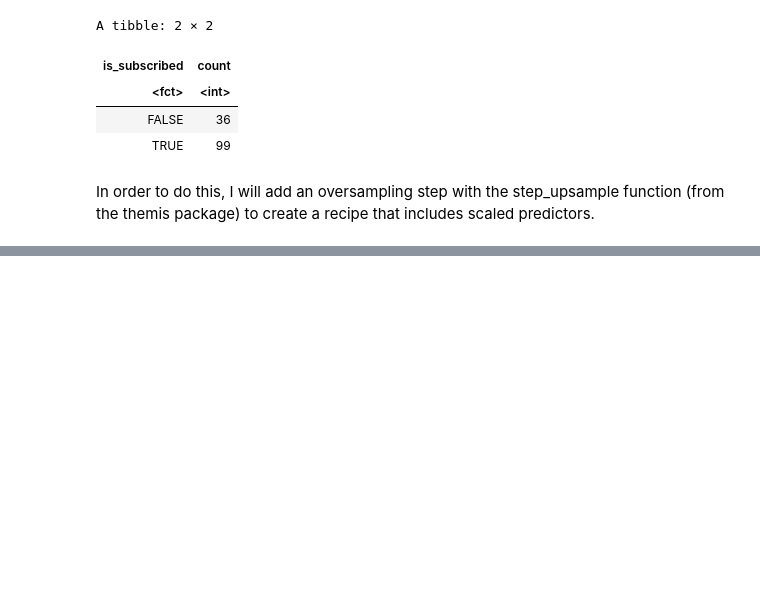
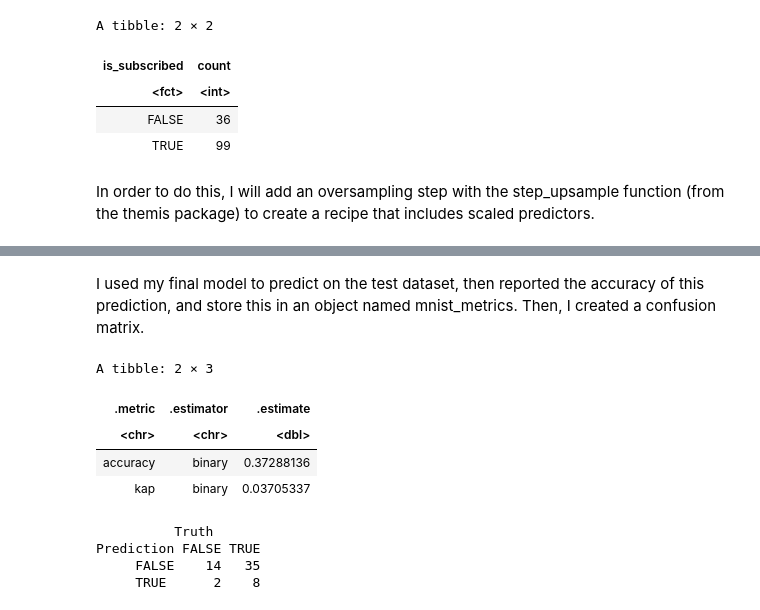
Before and after one commit to libbylee/dsci-100-minecraft-project, a Jupyter notebook: project.ipynb, the cells around one changed output, grey strips where cells are left out. Drawn from its saved outputs; the diff is of its cells as text; code cells hidden in the pictures; blank space fills up the shorter version.

```diff
--- a/project.ipynb
+++ b/project.ipynb
@@ -134,0 +138,31 @@ From the plot above, it can be seen that using 5 neighbors leads to the highest
+# %%
+players_spec <- nearest_neighbor(weight_func = "rectangular", neighbors = 8) |>
+       set_engine("kknn") |>
+       set_mode("classification")
+
+players_fit <- workflow() |>
+             add_recipe(players_recipe) |>
+             add_model(players_spec) |>
+            fit(data = players_training)
+# %% [markdown]
+I used my final model to predict on the test dataset, then reported the accuracy of this prediction, and store this in an object named mnist_metrics. Then, I created a confusion matrix.
+# %%
+players_predictions <- predict(players_fit, players_testing) |>
+                        bind_cols(players_testing)
+
+players_metrics <- players_predictions |> metrics(truth = is_subscribed, estimate = .pred_class)
+
+players_conf_mat <- players_predictions |>
+                        conf_mat(truth = is_subscribed, estimate = .pred_class)
+players_metrics
+players_conf_mat
+# %% [output]
+A tibble: 2 × 3
+| .metric | .estimator | .estimate |
+| <chr> | <chr> | <dbl> |
+| accuracy | binary | 0.37288136 |
+| kap | binary | 0.03705337 |
+          Truth
+Prediction FALSE TRUE
+     FALSE    14   35
+     TRUE      2    8
```
Also changed, not shown: parts of 6 cells of this notebook.
